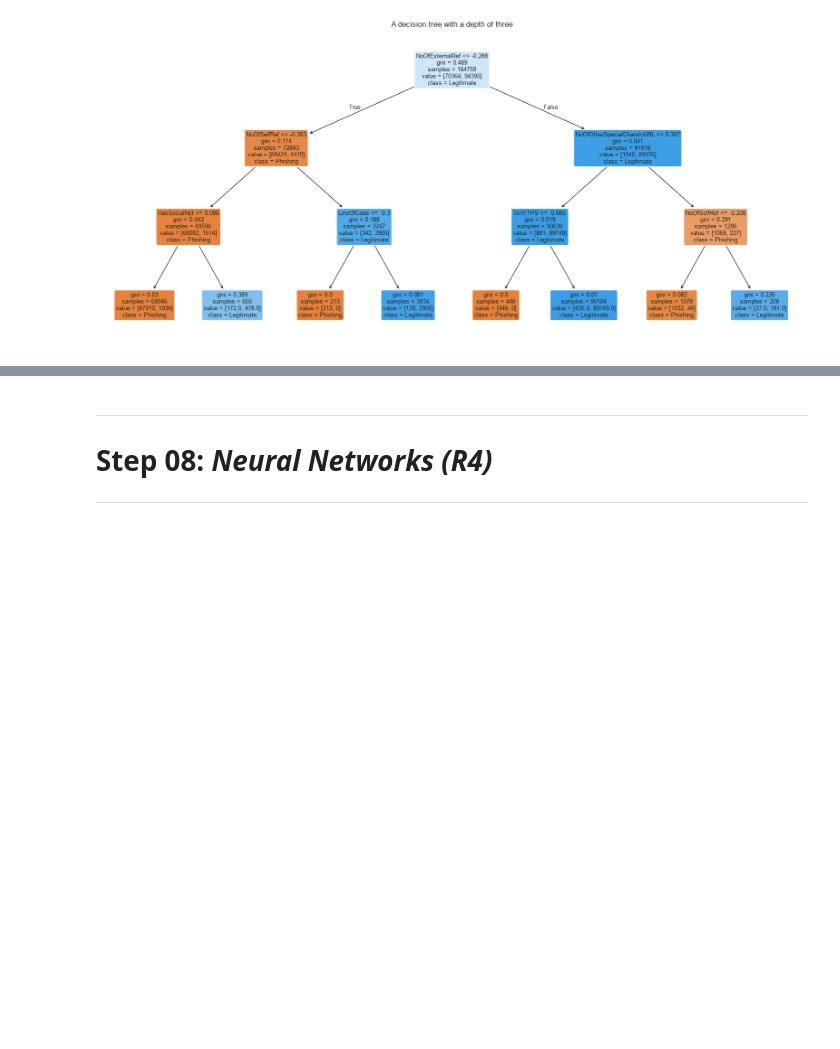
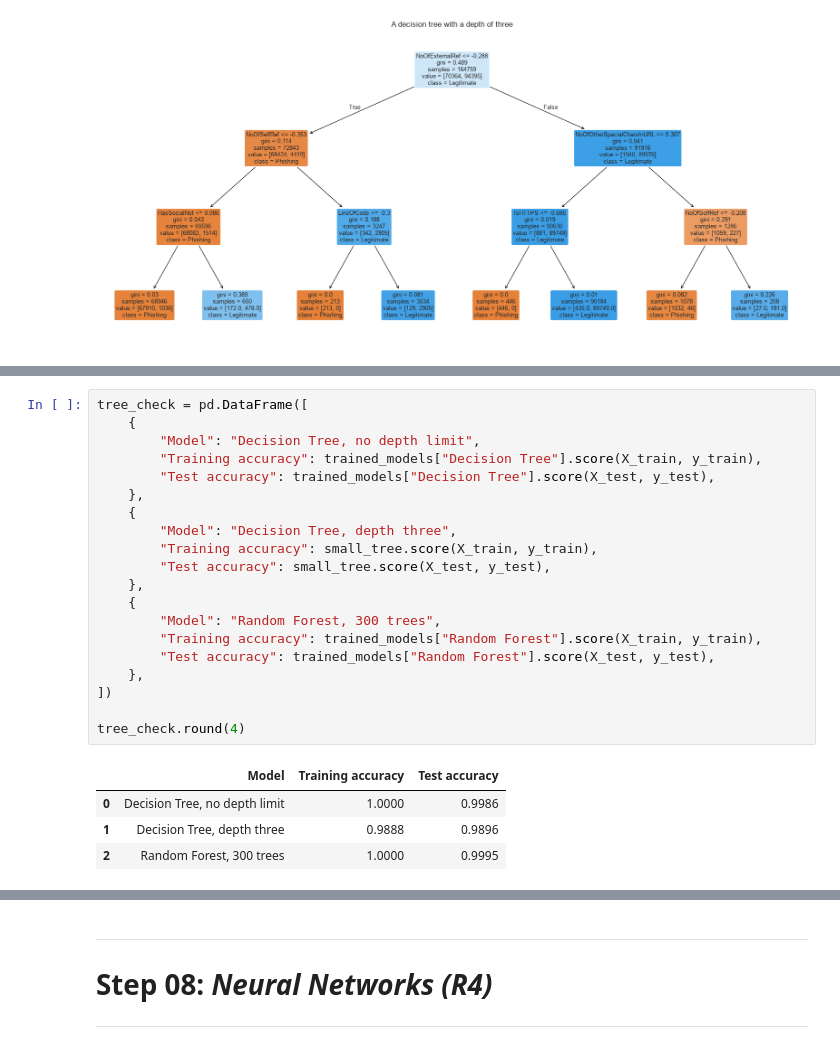
Before and after one commit to Sakib-Dalal/DMML-F21DL-CourseWork01-PG-Group15, a Jupyter notebook: Notebook/DataMining&MachineLearning_Coursework_01.ipynb, the cells around one changed output, grey strips where cells are left out. Cells and saved outputs as stored; diff of their text form; blank space fills up the shorter version.

Commit message:
Update Notebook - discuss and shown how a decision tree can change the accuracy based on the tree depth limits and no limits

```diff
--- a/Notebook/DataMining&MachineLearning_Coursework_01.ipynb
+++ b/Notebook/DataMining&MachineLearning_Coursework_01.ipynb
@@ -777,0 +798,25 @@ plt.show()
+# %%
+tree_check = pd.DataFrame([
+    {
+        "Model": "Decision Tree, no depth limit",
+        "Training accuracy": trained_models["Decision Tree"].score(X_train, y_train),
+        "Test accuracy": trained_models["Decision Tree"].score(X_test, y_test),
+    },
+    {
+        "Model": "Decision Tree, depth three",
+        "Training accuracy": small_tree.score(X_train, y_train),
+        "Test accuracy": small_tree.score(X_test, y_test),
+    },
+    {
+        "Model": "Random Forest, 300 trees",
+        "Training accuracy": trained_models["Random Forest"].score(X_train, y_train),
+        "Test accuracy": trained_models["Random Forest"].score(X_test, y_test),
+    },
+])
+
+tree_check.round(4)
+# %% [output]
+|  | Model | Training accuracy | Test accuracy |
+| 0 | Decision Tree, no depth limit | 1.0000 | 0.9986 |
+| 1 | Decision Tree, depth three | 0.9888 | 0.9896 |
+| 2 | Random Forest, 300 trees | 1.0000 | 0.9995 |
```
Also changed, not shown: parts of 2 cells of this notebook.
